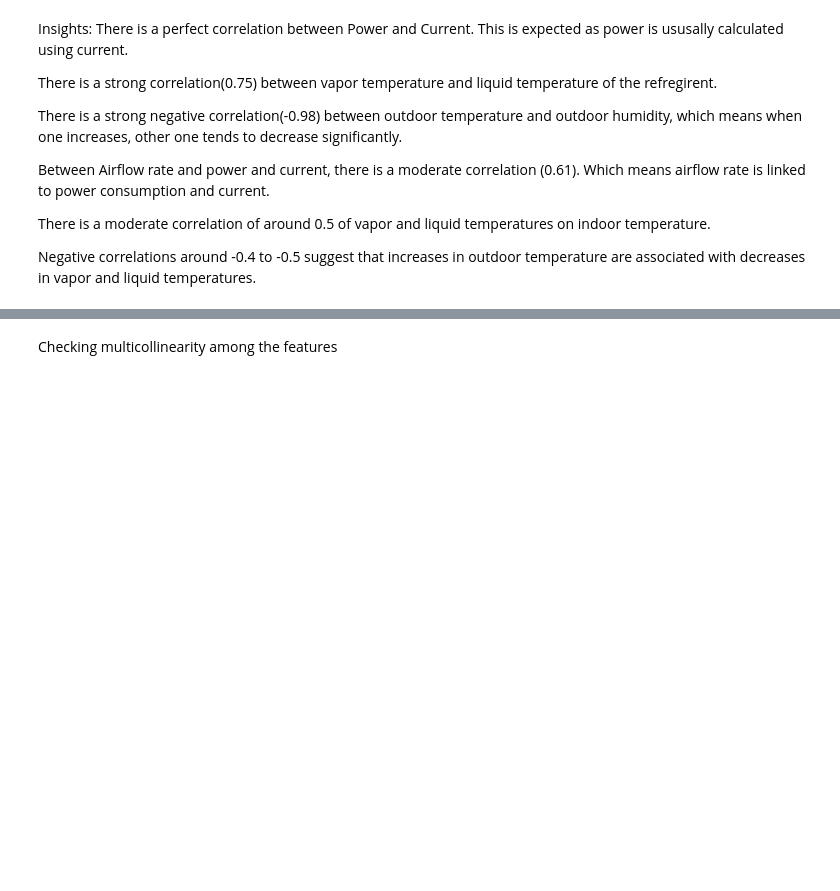
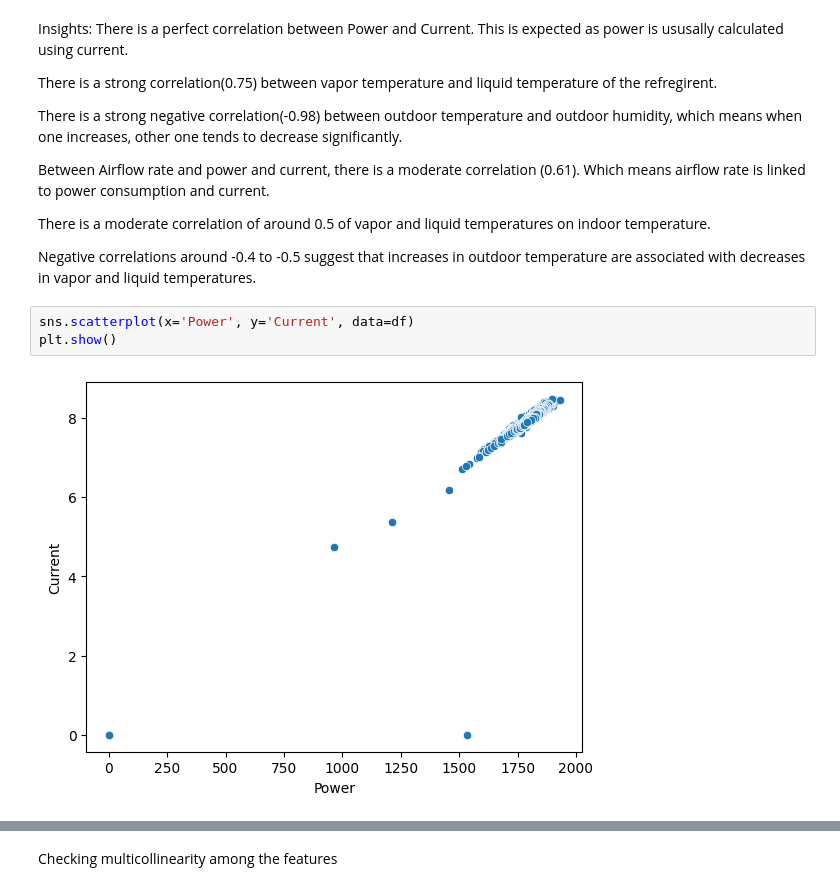
Before and after one commit to AkilaIsuri/AirConditioner-AnomalyDetection, a Jupyter notebook: EDA.ipynb, the cells around one changed output, grey strips where cells are left out. Cells and saved outputs as stored; diff of their text form; blank space fills up the shorter version.

```diff
--- a/EDA.ipynb
+++ b/EDA.ipynb
@@ -251,3 +251,8 @@ Between Airflow rate and power and current, there is a moderate correlation (0.6
 There is a moderate correlation of around 0.5 of vapor and liquid temperatures on indoor temperature.
 
 Negative correlations around -0.4 to -0.5 suggest that increases in outdoor temperature are associated with decreases in vapor and liquid temperatures.
+# %%
+sns.scatterplot(x='Power', y='Current', data=df)
+plt.show()
+# %% [output]
+[figure, added]
```
Also changed, not shown: parts of 10 cells of this notebook.
